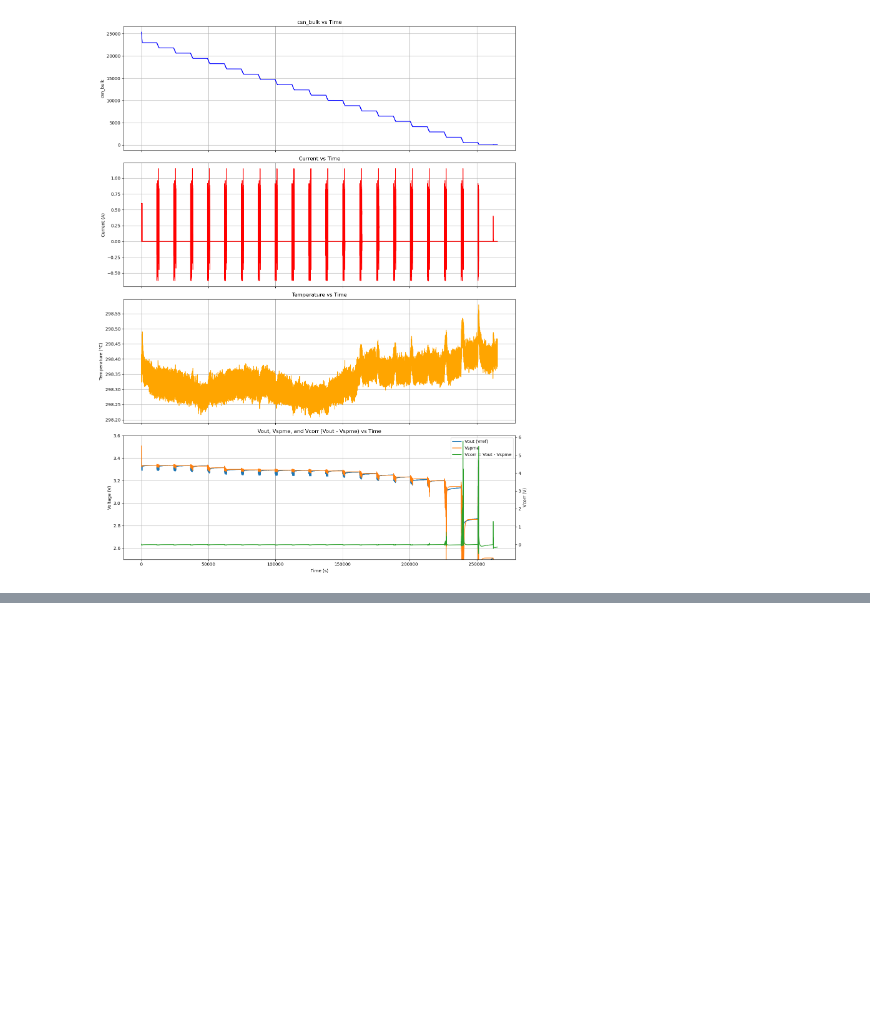
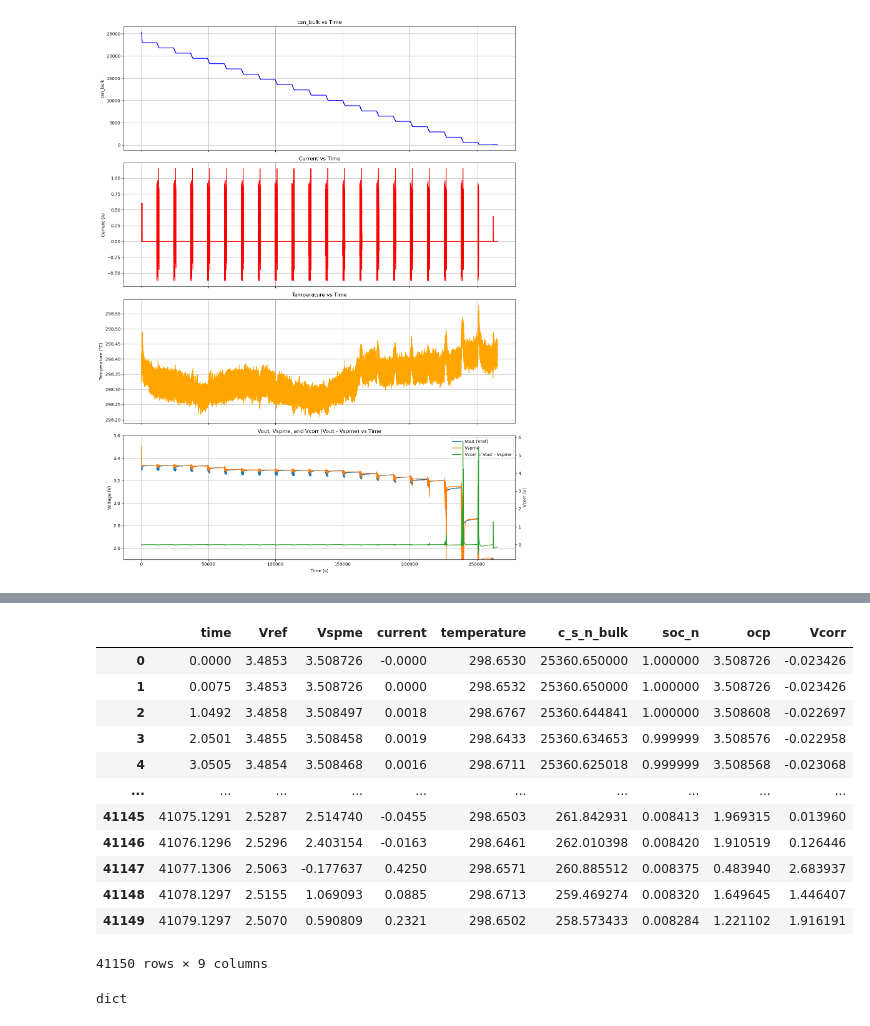
Before and after one commit to ljw7696/PyTorch_NeuralODE, a Jupyter notebook: main.ipynb, the cells around one changed output, grey strips where cells are left out. Cells and saved outputs as stored; diff of their text form; code cells hidden in the pictures; blank space fills up the shorter version.

```diff
--- a/main.ipynb
+++ b/main.ipynb
@@ -150,10 +150,13 @@ Found 10 .mat files:
 ### Convert Struct to DataFrame
 # %%
 # ===== Key 선택 =====
-target_keys = ["time", "Vref", "Vspme", "current", "temperature", "c_s_n_bulk"]
+target_keys = ["time", "Vref", "Vspme", "current", "temperature", "c_s_n_bulk", "soc_n", "ocp"]
 
 # ===== 모든 파일 처리 =====
 extracted_data = {}  # Dictionary로 저장
+excluded_target = ['udds7_1c_norest_25C_struct']
+excluded_data = {}
+# extracted_data는 excluded_target에 들어있지 않은 것만, excluded_data는 target에 들어있는 것만 저장하도록 아래 for문 수정
 
 print("="*60)
 print("Converting all structs to DataFrames")
@@ -167,21 +170,29 @@ for file_key, data_dict in all_loaded_data.items():
     struct_data = data_dict[struct_key]
 
     # DataFrame 변환
-    df = struct2df(struct_data, selected_keys=target_keys)
+    df = struct_to_dataframe(struct_data, selected_keys=target_keys)
 
-    # 저장
-    extracted_data[file_key] = df
-
-    print(f"  ✓ DataFrame created: {df.shape}")
+    # 저장: excluded_target 리스트에 있으면 excluded_data에, 아니면 extracted_data에
+    if file_key in excluded_target:
+        excluded_data[file_key] = df
+        print(f"  ✓ DataFrame created (EXCLUDED): {df.shape}")
+    else:
+        extracted_data[file_key] = df
+        print(f"  ✓ DataFrame created: {df.shape}")
     print(f"  Columns: {list(df.columns)}")
 
 print("\n" + "="*60)
 print(f"✓ Total {len(extracted_data)} DataFrames created!")
+print(f"✓ Total {len(excluded_data)} EXCLUDED DataFrames created!")
 print("="*60)
 
 # 요약
 for name, df in extracted_data.items():
     print(f"  {name}: {df.shape}")
+
+for name, df in excluded_data.items():
+    print(f"  (EXCLUDED) {name}: {df.shape}")
+# extracted_data는 excluded_target에 들어있지 않은 것만 들어가게끔 for문에서 처리 (아래 for문 참고!)
 # %% [output]
 ============================================================
 Converting all structs to DataFrames
@@ -777,0 +1014,21 @@ Vtotal RMSE: 0.64 mV
+# %%
+df = extracted_data['udds1_1c_norest_25C_struct']
+df
+# %% [output]
+|  | time | Vref | Vspme | current | temperature | c_s_n_bulk | soc_n | ocp | Vcorr |
+| 0 | 0.0000 | 3.4853 | 3.508726 | -0.0000 | 298.6530 | 25360.650000 | 1.000000 | 3.508726 | -0.023426 |
+| 1 | 0.0075 | 3.4853 | 3.508726 | 0.0000 | 298.6532 | 25360.650000 | 1.000000 | 3.508726 | -0.023426 |
+| 2 | 1.0492 | 3.4858 | 3.508497 | 0.0018 | 298.6767 | 25360.644841 | 1.000000 | 3.508608 | -0.022697 |
+| 3 | 2.0501 | 3.4855 | 3.508458 | 0.0019 | 298.6433 | 25360.634653 | 0.999999 | 3.508576 | -0.022958 |
+| 4 | 3.0505 | 3.4854 | 3.508468 | 0.0016 | 298.6711 | 25360.625018 | 0.999999 | 3.508568 | -0.023068 |
+| ... | ... | ... | ... | ... | ... | ... | ... | ... | ... |
+| 41145 | 41075.1291 | 2.5287 | 2.514740 | -0.0455 | 298.6503 | 261.842931 | 0.008413 | 1.969315 | 0.013960 |
+| 41146 | 41076.1296 | 2.5296 | 2.403154 | -0.0163 | 298.6461 | 262.010398 | 0.008420 | 1.910519 | 0.126446 |
+| 41147 | 41077.1306 | 2.5063 | -0.177637 | 0.4250 | 298.6571 | 260.885512 | 0.008375 | 0.483940 | 2.683937 |
+| 41148 | 41078.1297 | 2.5155 | 1.069093 | 0.0885 | 298.6713 | 259.469274 | 0.008320 | 1.649645 | 1.446407 |
+| 41149 | 41079.1297 | 2.5070 | 0.590809 | 0.2321 | 298.6502 | 258.573433 | 0.008284 | 1.221102 | 1.916191 |
+41150 rows × 9 columns
+# %%
+type(extracted_data)
+# %% [output]
+dict
```
Also changed, not shown: parts of 17 cells of this notebook, 11 other files.
